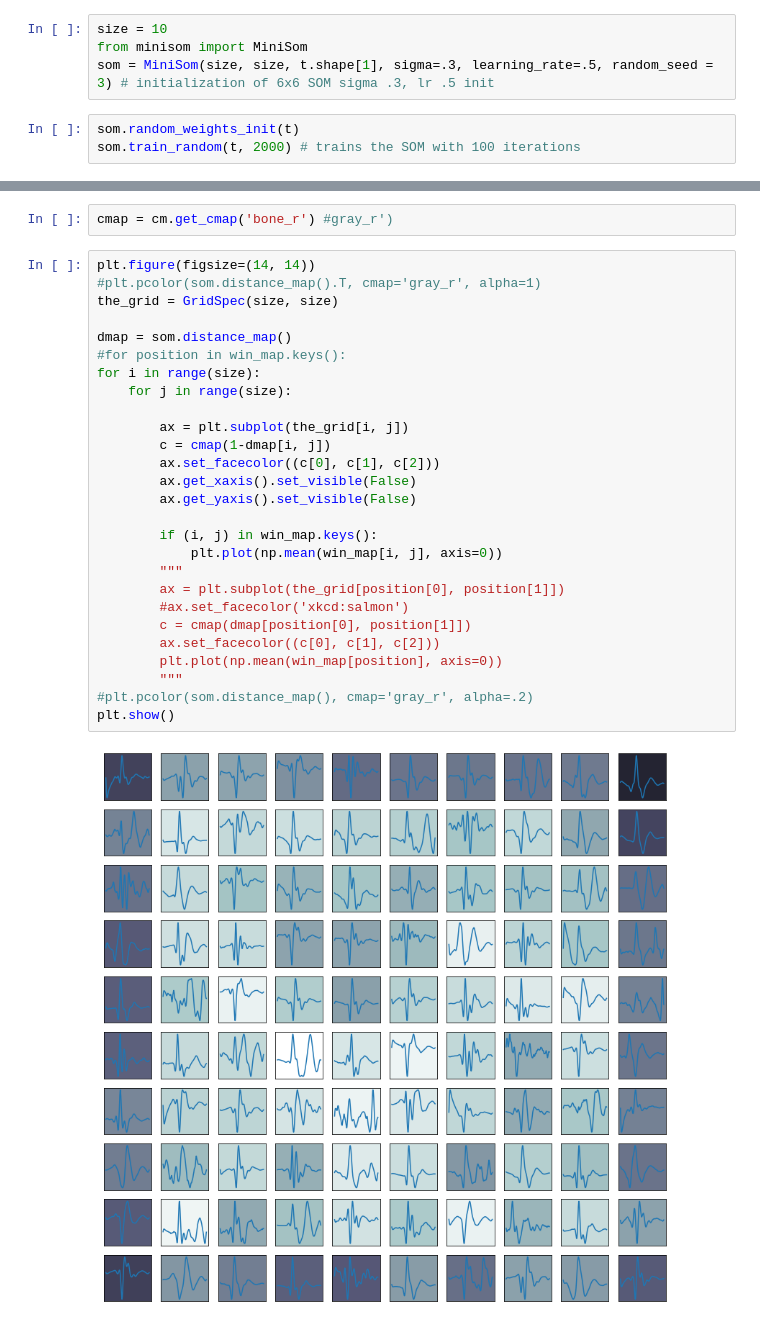
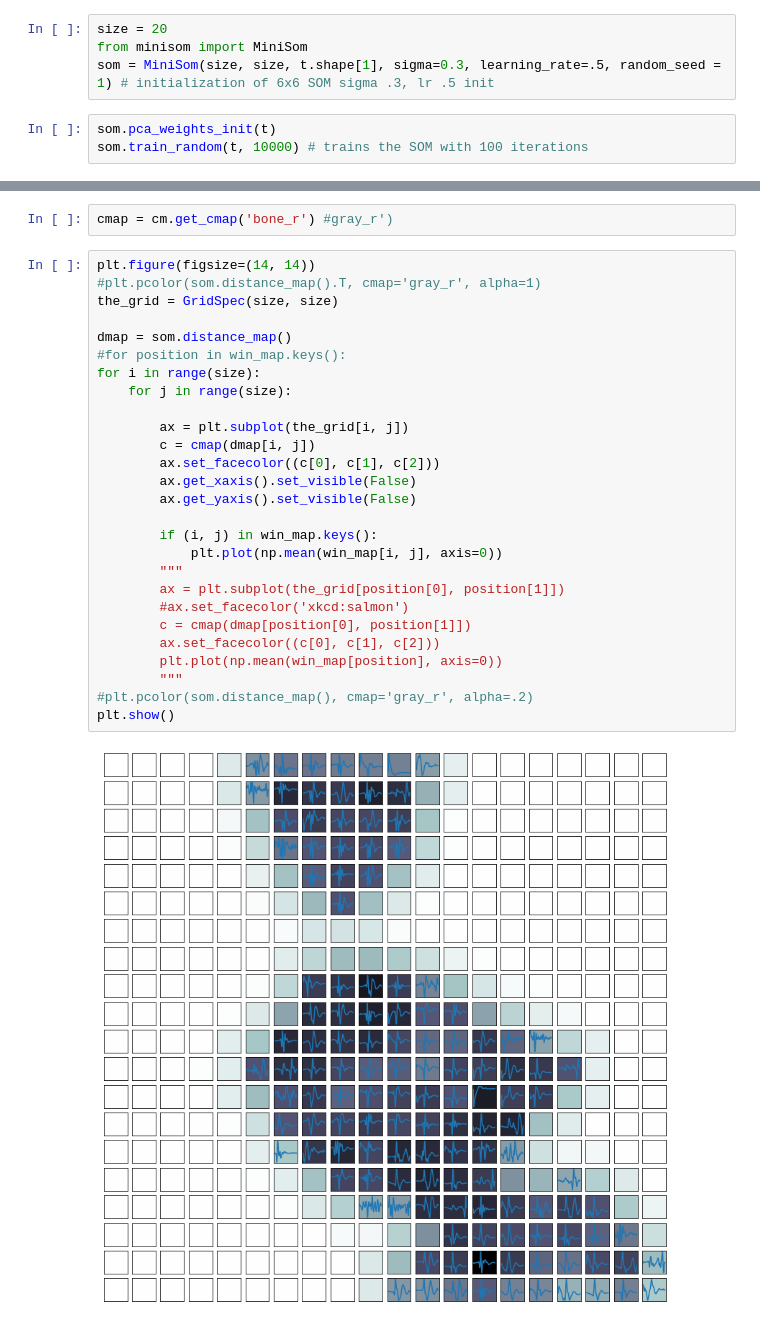
Before and after one commit to llayer/StromboliWF, a Jupyter notebook: som.ipynb, the cells around one changed output, grey strips where cells are left out. Cells and saved outputs as stored; diff of their text form.

Commit message:
prototype functions for som visualization

```diff
--- a/som.ipynb
+++ b/som.ipynb
@@ -92,12 +92,12 @@ t.shape
 # %% [output]
 (19748, 259)
 # %%
-size = 10
+size = 20
 from minisom import MiniSom
-som = MiniSom(size, size, t.shape[1], sigma=.3, learning_rate=.5, random_seed = 3) # initialization of 6x6 SOM sigma .3, lr .5 init
+som = MiniSom(size, size, t.shape[1], sigma=0.3, learning_rate=.5, random_seed = 1) # initialization of 6x6 SOM sigma .3, lr .5 init
 # %%
-som.random_weights_init(t)
-som.train_random(t, 2000) # trains the SOM with 100 iterations
+som.pca_weights_init(t)
+som.train_random(t, 10000) # trains the SOM with 100 iterations
 # %%
 win_map = som.win_map(t)
 
@@ -132,32 +132,32 @@ cmap = cm.get_cmap('bone_r') #gray_r')
 # %%
 plt.figure(figsize=(14, 14))
 #plt.pcolor(som.distance_map().T, cmap='gray_r', alpha=1)
 the_grid = GridSpec(size, size)
 
 dmap = som.distance_map()
 #for position in win_map.keys():
 for i in range(size):
     for j in range(size):
 
         ax = plt.subplot(the_grid[i, j])
-        c = cmap(1-dmap[i, j])
+        c = cmap(dmap[i, j])
         ax.set_facecolor((c[0], c[1], c[2]))
         ax.get_xaxis().set_visible(False)
         ax.get_yaxis().set_visible(False)
 
         if (i, j) in win_map.keys():
             plt.plot(np.mean(win_map[i, j], axis=0))
         """
         ax = plt.subplot(the_grid[position[0], position[1]])
         #ax.set_facecolor('xkcd:salmon')
         c = cmap(dmap[position[0], position[1]])
         ax.set_facecolor((c[0], c[1], c[2]))
         plt.plot(np.mean(win_map[position], axis=0))
         """
 #plt.pcolor(som.distance_map(), cmap='gray_r', alpha=.2)
 plt.show()
 # %% [output]
-[figure, old version]
+[figure, new version]
 # %%
 dmap
 # %% [output]
```
Also changed, not shown: parts of 20 cells of this notebook.
